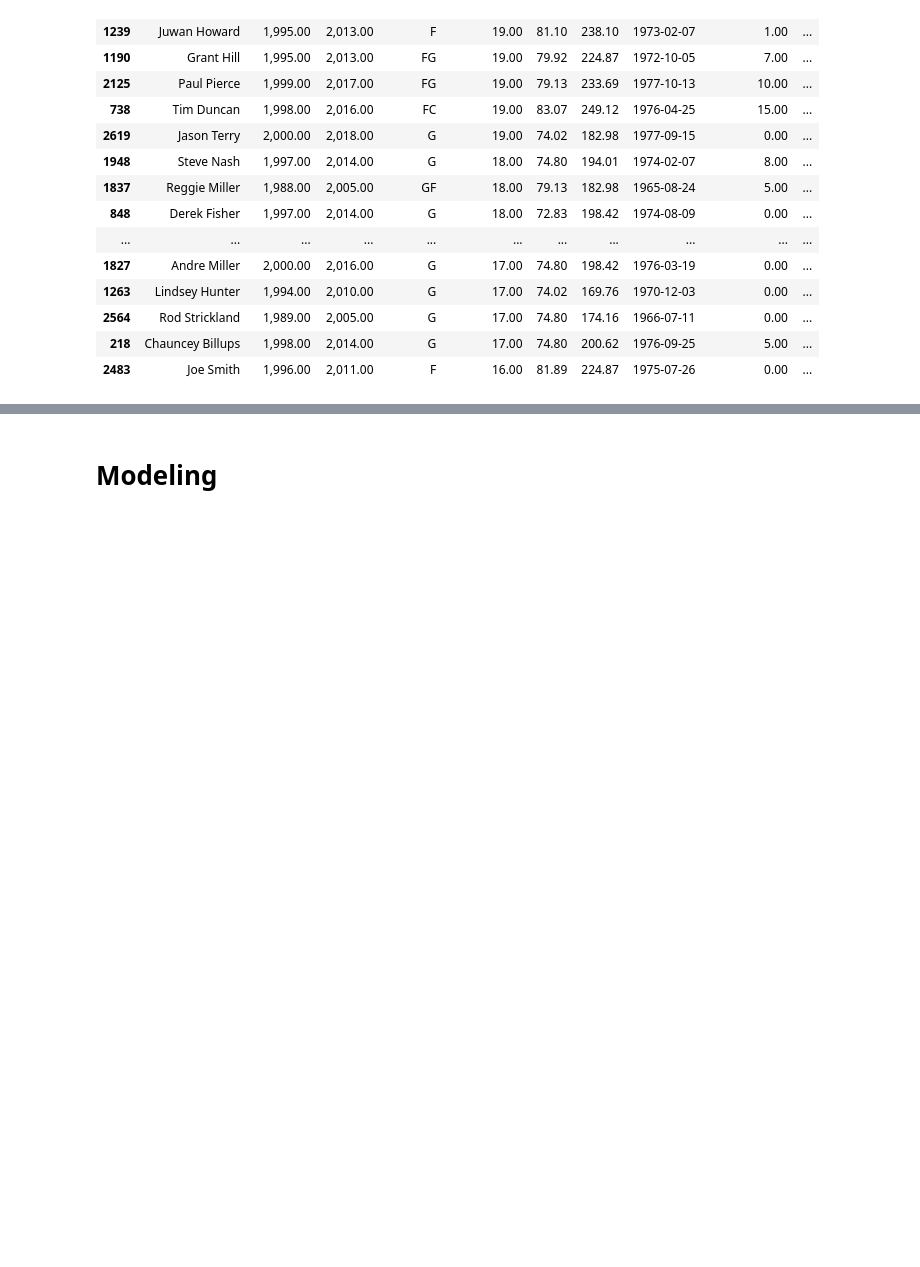
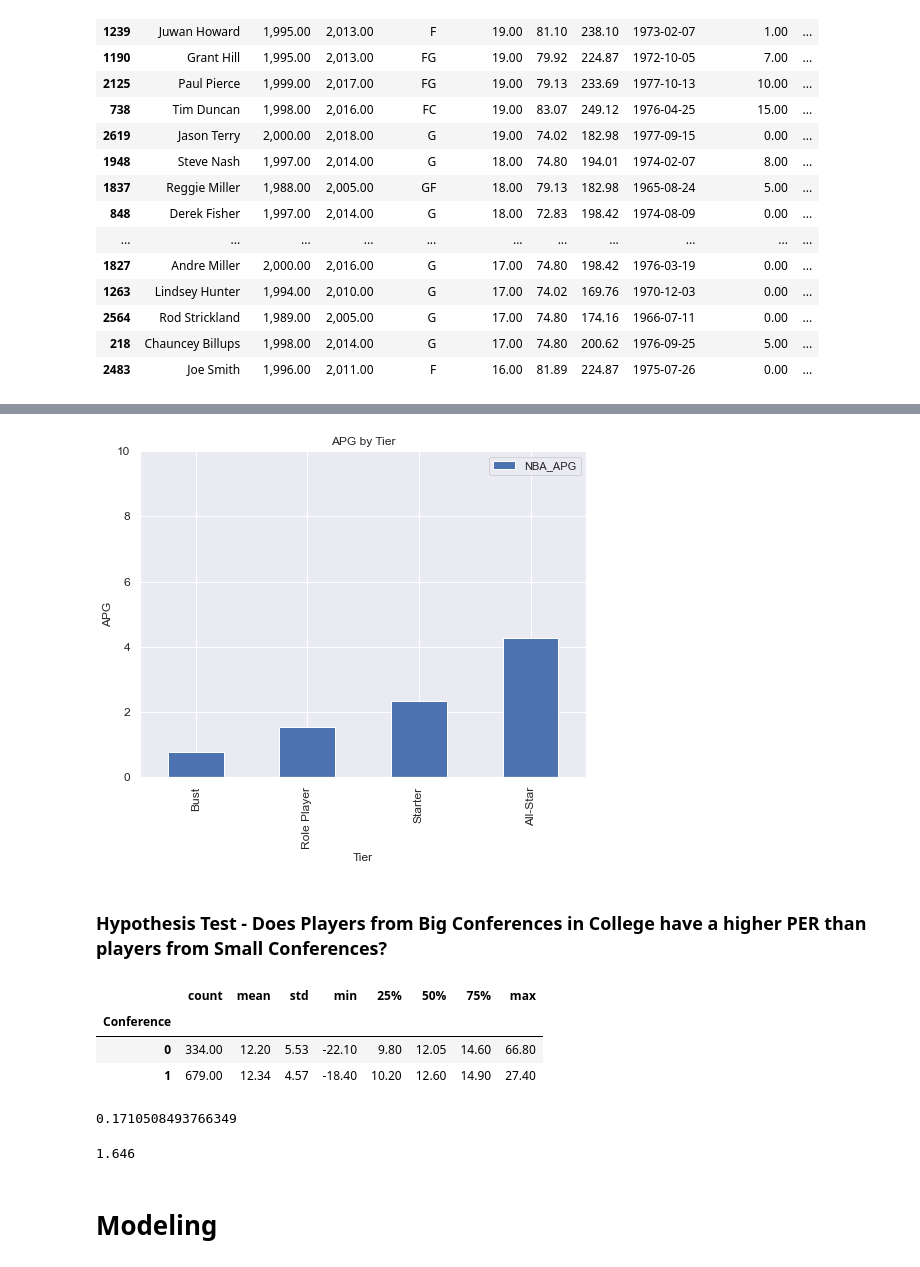
Before and after one commit to KenHoffman95/Mod-5-Capstone-Project, a Jupyter notebook: Data Cleaning, EDA and Modeling.ipynb, the cells around one changed output, grey strips where cells are left out. Cells and saved outputs as stored; diff of their text form; code cells hidden in the pictures; blank space fills up the shorter version.

```diff
--- a/Data Cleaning, EDA and Modeling.ipynb
+++ b/Data Cleaning, EDA and Modeling.ipynb
@@ -677,0 +694,11 @@ Name: Tier, dtype: float64
+# %%
+#visualization of apg by tier category
+ax = category_df[['NBA_APG']].reindex(["Bust", "Role Player", "Starter", "All-Star"]).plot(kind='bar', title ="APG by Tier", figsize=(8, 6), fontsize=12)
+ax.set_xlabel("Tier", fontsize=12)
+ax.set_ylabel("APG", fontsize=12)
+ax.set_ylim([0, 10])
+plt.show()
+# %% [output]
+[figure, added]
+# %% [markdown]
+### Hypothesis Test - Does Players from Big Conferences in College have a higher PER than players from Small Conferences?
@@ -677,0 +711,7 @@ Name: Tier, dtype: float64
+# %%
+per_df.describe()
+# %% [output]
+|  | count | mean | std | min | 25% | 50% | 75% | max |
+| Conference |  |  |  |  |  |  |  |  |
+| 0 | 334.00 | 12.20 | 5.53 | -22.10 | 9.80 | 12.05 | 14.60 | 66.80 |
+| 1 | 679.00 | 12.34 | 4.57 | -18.40 | 10.20 | 12.60 | 14.90 | 27.40 |
@@ -677,0 +722,5 @@ Name: Tier, dtype: float64
+# %%
+t = top/bottom
+t
+# %% [output]
+0.1710508493766349
@@ -677,0 +729,5 @@ Name: Tier, dtype: float64
+# %%
+t_crit = np.round(stats.t.ppf(1 - .05, df = 1676), 3)
+t_crit
+# %% [output]
+1.646
```
Also changed, not shown: parts of 38 cells of this notebook.
